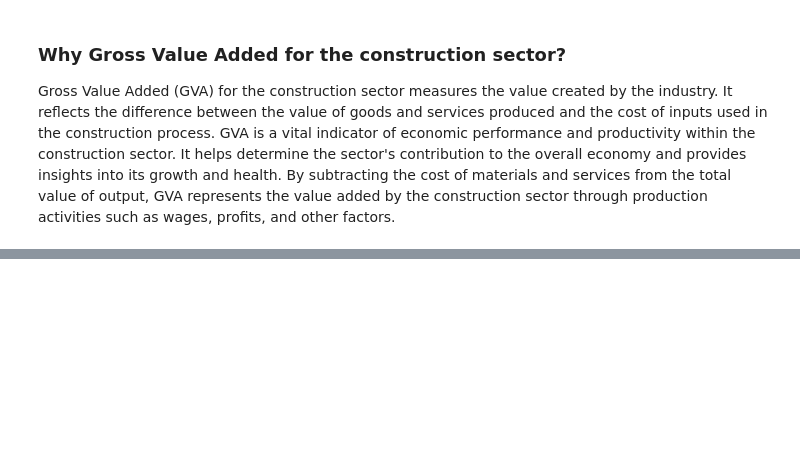
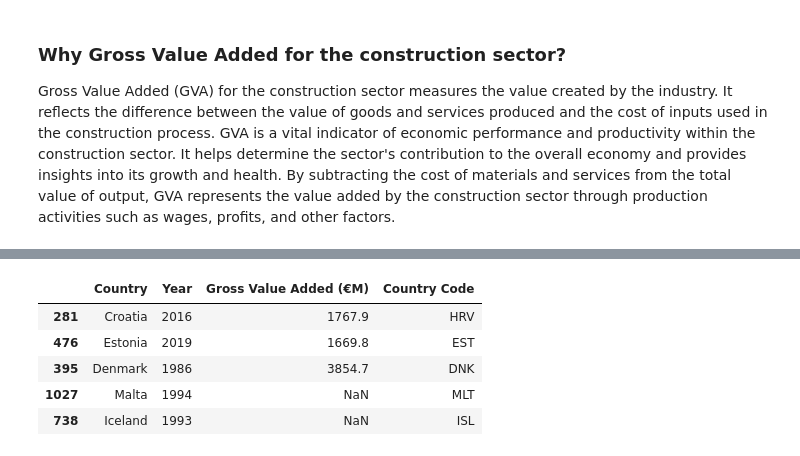
Before and after one commit to kgntmr/ASSIGNMENT-FOR-CONSTRUCTION-CO, a Jupyter notebook: ASSIGNMENT-2.ipynb, the cells around one changed output, grey strips where cells are left out. Drawn from its saved outputs; the diff is of its cells as text; code cells hidden in the pictures; blank space fills up the shorter version.

```diff
--- a/ASSIGNMENT-2.ipynb
+++ b/ASSIGNMENT-2.ipynb
@@ -155,3 +152,6 @@ eustat.head(50)
 | 47 | Albania | 2022 | 1,748.10 | ALB |
 | 48 | Austria | 1975 | NaN | AUT |
 | 49 | Austria | 1976 | NaN | AUT |
+# %%
+# Change the name of the column of "Alpha-3 code" to "Country Code"
+eustat = eustat.rename(columns={'Alpha-3 code': 'Country Code'})
@@ -157,0 +172,5 @@ eustat.head(50)
+# %%
+# Let's convert the GVA column to float type
+eustat['Gross Value Added (€M)'] = eustat['Gross Value Added (€M)'].str.replace(',', '').astype(float)
+
+eustat.info()
@@ -157,0 +189,9 @@ eustat.head(50)
+# %%
+eustat.sample(5)
+# %% [output]
+|  | Country | Year | Gross Value Added (€M) | Country Code |
+| 281 | Croatia | 2016 | 1767.9 | HRV |
+| 476 | Estonia | 2019 | 1669.8 | EST |
+| 395 | Denmark | 1986 | 3854.7 | DNK |
+| 1027 | Malta | 1994 | NaN | MLT |
+| 738 | Iceland | 1993 | NaN | ISL |
```
Also changed, not shown: parts of 11 cells of this notebook.
